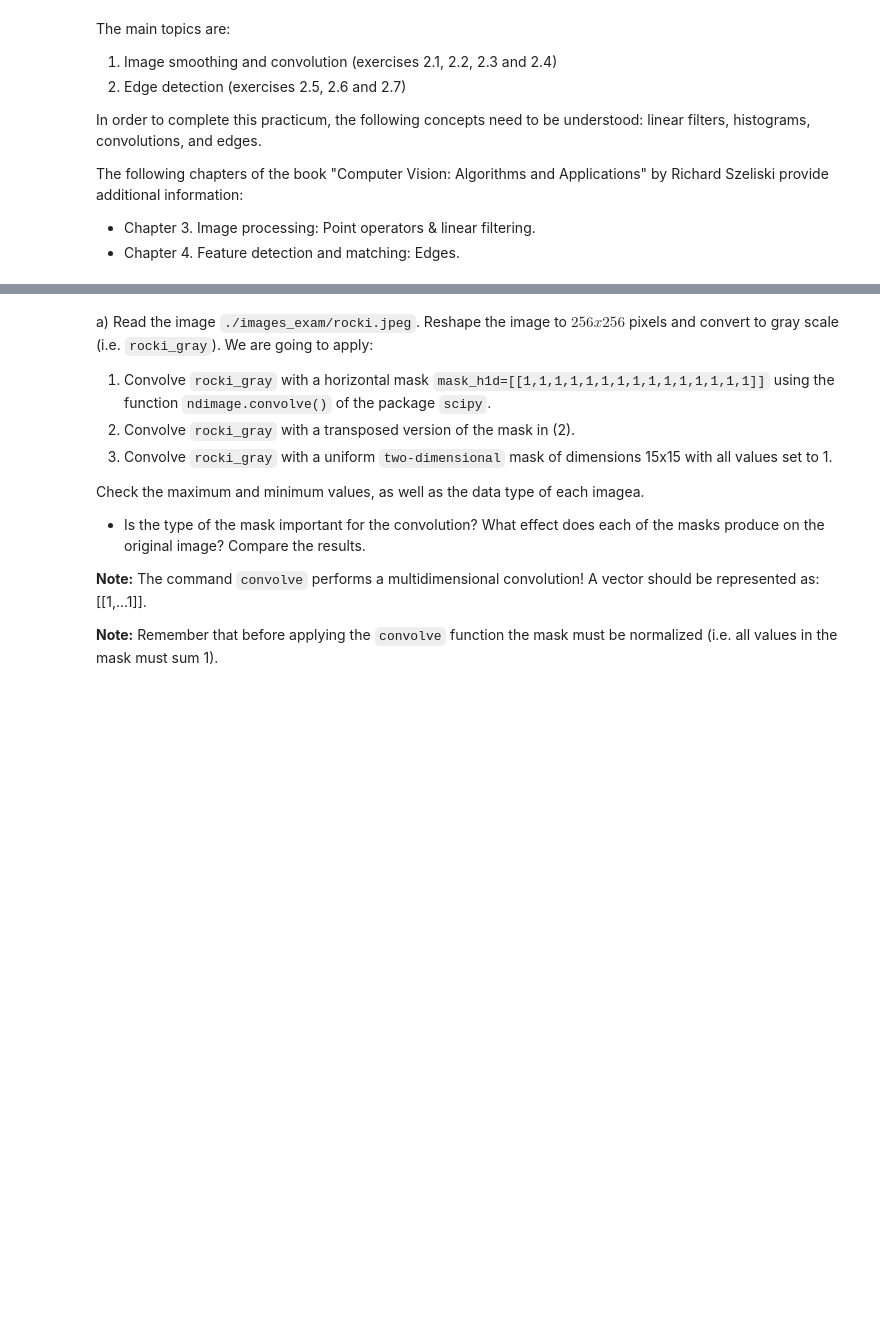
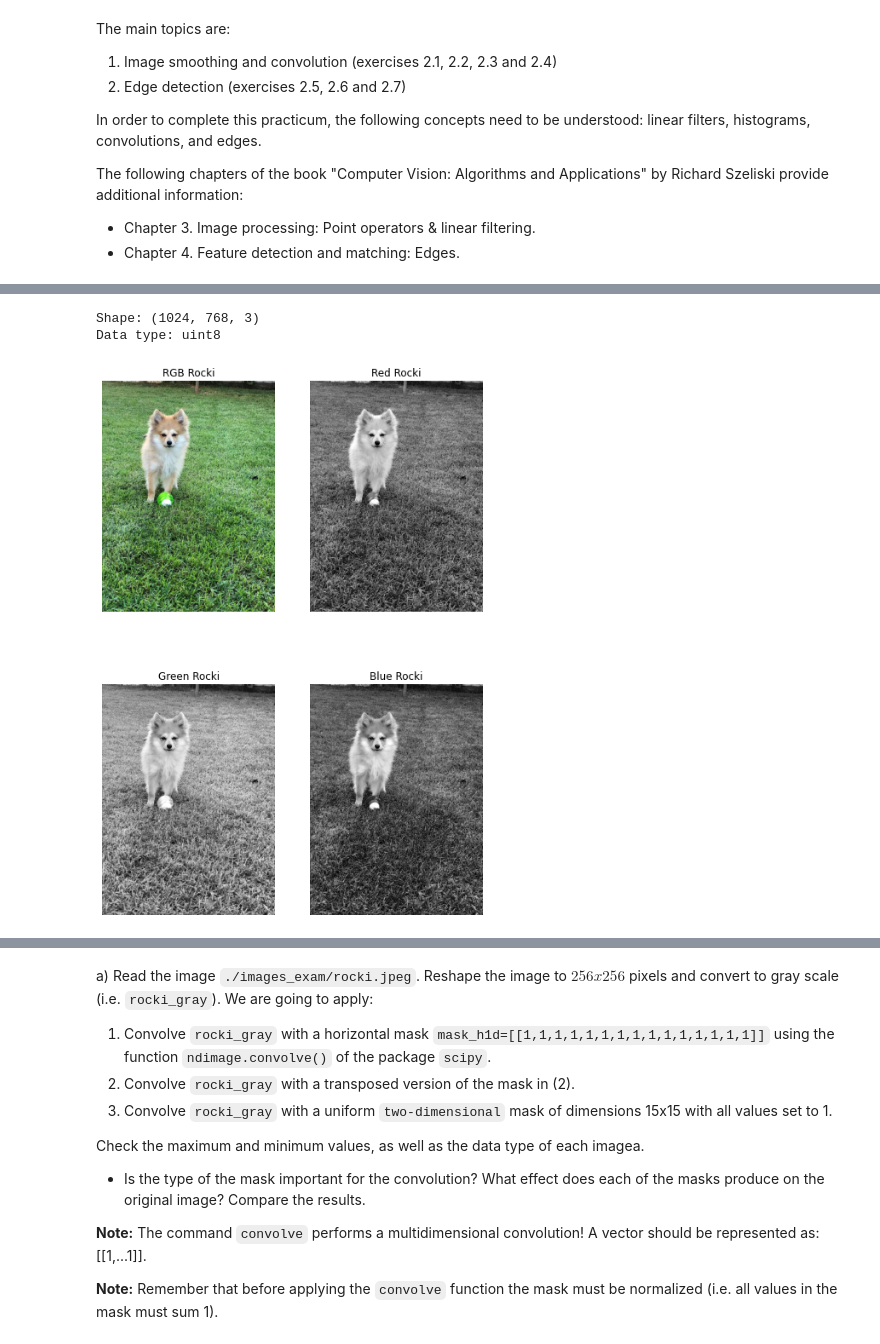
Before and after one commit to mates-info/artificial-vision, a Jupyter notebook: p2/P2_AntonioTigri_AndreuVall/p2_2022-23.ipynb, the cells around one changed output, grey strips where cells are left out. Drawn from its saved outputs; the diff is of its cells as text; code cells hidden in the pictures; blank space fills up the shorter version.

```diff
--- a/p2/P2_AntonioTigri_AndreuVall/p2_2022-23.ipynb
+++ b/p2/P2_AntonioTigri_AndreuVall/p2_2022-23.ipynb
@@ -49,3 +44,34 @@ a) Read the image `./images_notebook/rocki.jpeg` and visualize the RGB image as
+# %%
+import matplotlib.pyplot as plt
+from skimage import io
+
+rocki = io.imread('images_notebook/rocki.jpeg')
+print('Shape:', rocki.shape)
+print('Data type:', rocki.dtype)
+
+fig, axs = plt.subplots(nrows=2, ncols=2, figsize=(8, 12))
+
+axs[0, 0].imshow(rocki)
+axs[0, 0].title.set_text('RGB Rocki')
+axs[0, 0].axis('off')
+
+axs[0, 1].imshow(rocki[:, :, 0], cmap='gray')
+axs[0, 1].title.set_text('Red Rocki')
+axs[0, 1].axis('off')
+
+axs[1, 0].imshow(rocki[:, :, 1], cmap='gray')
+axs[1, 0].title.set_text('Green Rocki')
+axs[1, 0].axis('off')
+
+axs[1, 1].imshow(rocki[:, :, 2], cmap='gray')
+axs[1, 1].title.set_text('Blue Rocki')
+axs[1, 1].axis('off')
+
+plt.show()
+# %% [output]
+Shape: (1024, 768, 3)
+Data type: uint8
+[figure, added]
 # %% [markdown]
 b) Make a function `im_hist(im,  nbins=8)` to visualize the histogram of the RGB, and grayscale images. What is the histogram representing for an image?
 
```
Also changed, not shown: parts of 5 cells of this notebook, 1 other file.
